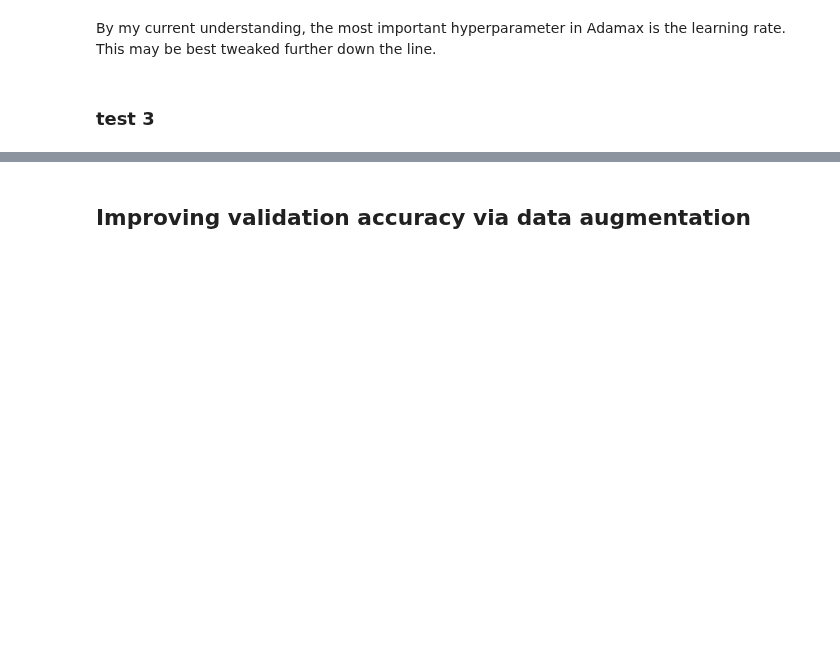
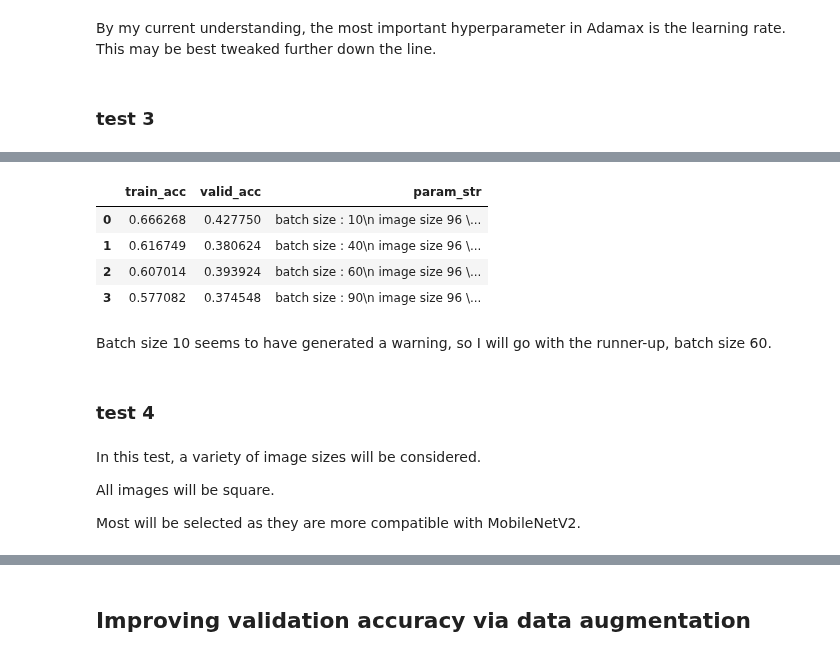
Before and after one commit to Windblown-Marionette/fingerspelling-text, a Jupyter notebook: Fingerspelling-CNN-3-Exploring-Model-Improvements-and-Training-Models.ipynb, the cells around one changed output, grey strips where cells are left out. Cells and saved outputs as stored; diff of their text form; code cells hidden in the pictures; blank space fills up the shorter version.

```diff
--- a/Fingerspelling-CNN-3-Exploring-Model-Improvements-and-Training-Models.ipynb
+++ b/Fingerspelling-CNN-3-Exploring-Model-Improvements-and-Training-Models.ipynb
@@ -900,0 +905,7 @@ By my current understanding, the most important hyperparameter in Adamax is the
+# %%
+test_3 = grid_search(batch_sizes = [10, 40, 60, 90],
+                        image_sizes = [96], #  original train images are 200x200 but kernel may crash
+                        loss_funcs = ['categorical_crossentropy'],
+                        optims = ['Adamax'],
+                        values_to_max = ['categorical_accuracy'],
+                        epochs = [4])
@@ -900,0 +930,22 @@ By my current understanding, the most important hyperparameter in Adamax is the
+# %%
+test_3_df = pd.DataFrame(test_3,
+             columns = ['train_acc', 'valid_acc', 'param_str'])
+test_3_df.to_csv('data/test_3.csv')
+# %%
+test_3_df.head(10)
+# %% [output]
+|  | train_acc | valid_acc | param_str |
+| 0 | 0.666268 | 0.427750 | batch size : 10\n image size 96 \... |
+| 1 | 0.616749 | 0.380624 | batch size : 40\n image size 96 \... |
+| 2 | 0.607014 | 0.393924 | batch size : 60\n image size 96 \... |
+| 3 | 0.577082 | 0.374548 | batch size : 90\n image size 96 \... |
+# %% [markdown]
+Batch size 10 seems to have generated a warning, so I will go with the runner-up, batch size 60.
+# %% [markdown]
+### test 4
+# %% [markdown]
+In this test, a variety of image sizes will be considered.
+
+All images will be square.
+
+Most will be selected as they are more compatible with MobileNetV2.
```
Also changed, not shown: parts of 10 cells of this notebook.
